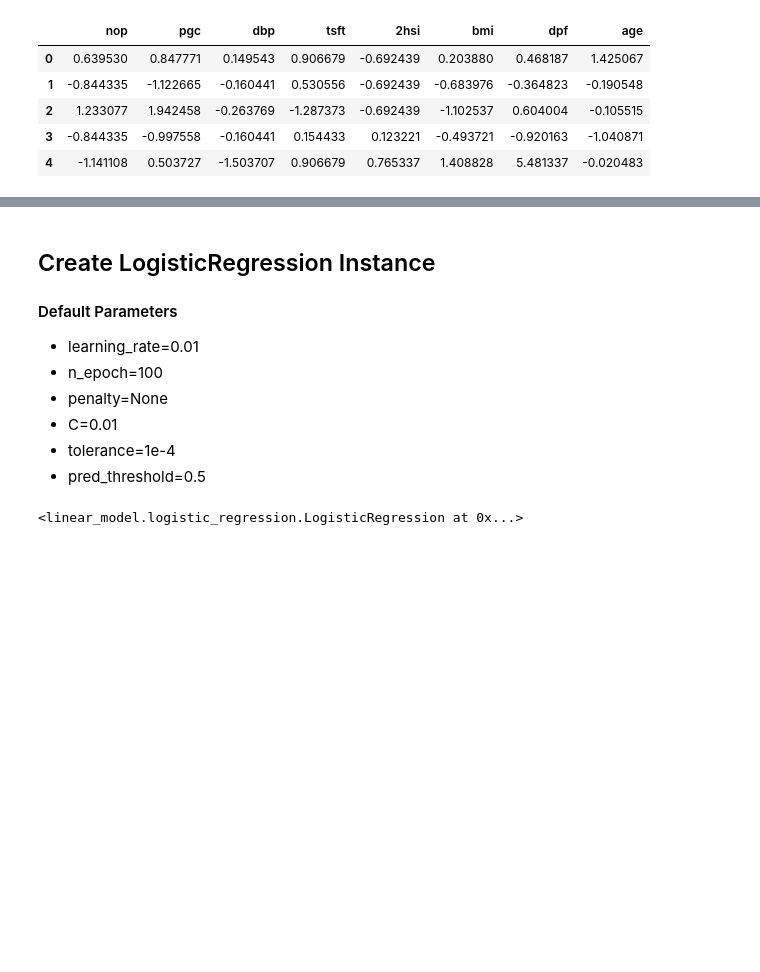
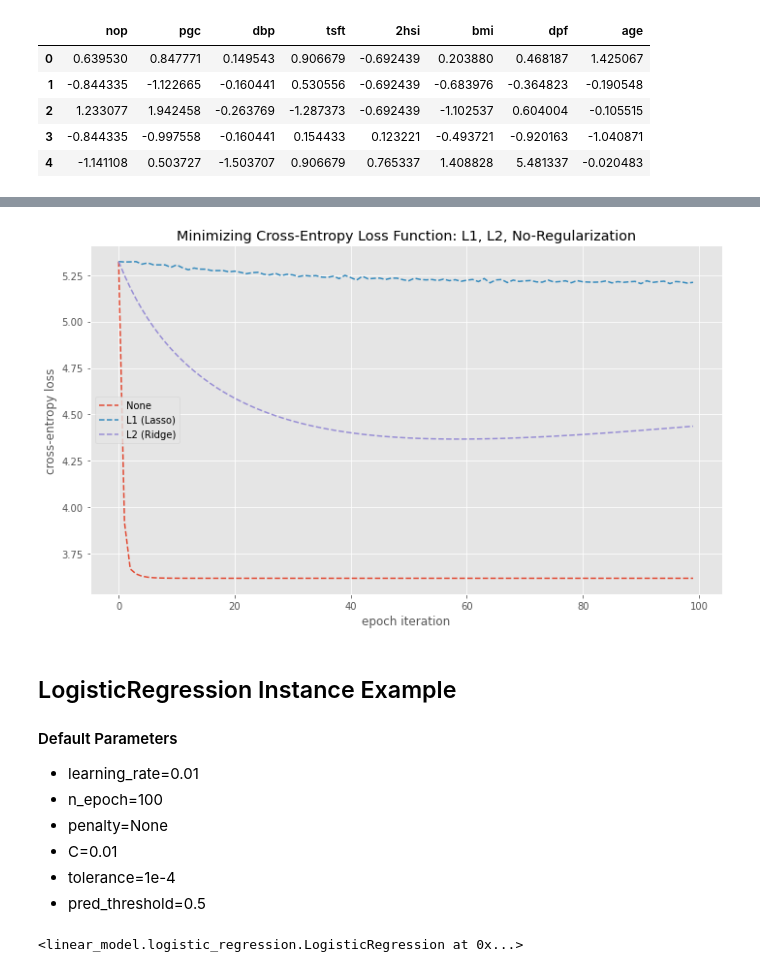
Before and after one commit to do-y-lee/logistic-regression-from-scratch-v1, a Jupyter notebook: notebooks/Logistic_Regression_L1_&_L2_Regularization_Example.ipynb, the cells around one changed output, grey strips where cells are left out. Drawn from its saved outputs; the diff is of its cells as text; code cells hidden in the pictures; blank space fills up the shorter version.

Commit message:
REFACTOR: Code updates on algo and adding notebook examples.

```diff
--- a/notebooks/Logistic_Regression_L1_&_L2_Regularization_Example.ipynb
+++ b/notebooks/Logistic_Regression_L1_&_L2_Regularization_Example.ipynb
@@ -48,5 +55,32 @@ X_train.head()
+# %%
+logit = LogisticRegression(penalty=None, learning_rate=0.005, tolerance=0)
+logit.fit(X_train, y_train)
+no_reg_costs = logit.costs_
+
+logit = LogisticRegression(penalty='l1', tolerance=0)
+logit.fit(X_train, y_train)
+l1_reg_costs = logit.costs_
+
+logit = LogisticRegression(penalty='l2', tolerance=0)
+logit.fit(X_train, y_train)
+l2_reg_costs = logit.costs_
+# %%
+x = np.arange(logit.n_epoch_reached_)
+no_reg_costs = [i/100 for i in no_reg_costs]
+
+plt.figure(figsize=(10,6))
+plt.plot(x, no_reg_costs, label='None', linestyle='--')
+plt.plot(x, l1_reg_costs, label='L1 (Lasso)', linestyle='--')
+plt.plot(x, l2_reg_costs, label='L2 (Ridge)', linestyle='--')
+plt.title('Minimizing Cross-Entropy Loss Function: L1, L2, No-Regularization')
+plt.xlabel('epoch iteration')
+plt.ylabel('cross-entropy loss')
+plt.legend()
+plt.tight_layout()
+# %% [output]
+[figure, added]
 # %% [markdown]
-## Create LogisticRegression Instance
+## LogisticRegression Instance Example
 #### Default Parameters
 * learning_rate=0.01
 * n_epoch=100
```
Also changed, not shown: parts of 5 cells of this notebook, 1 other file.
